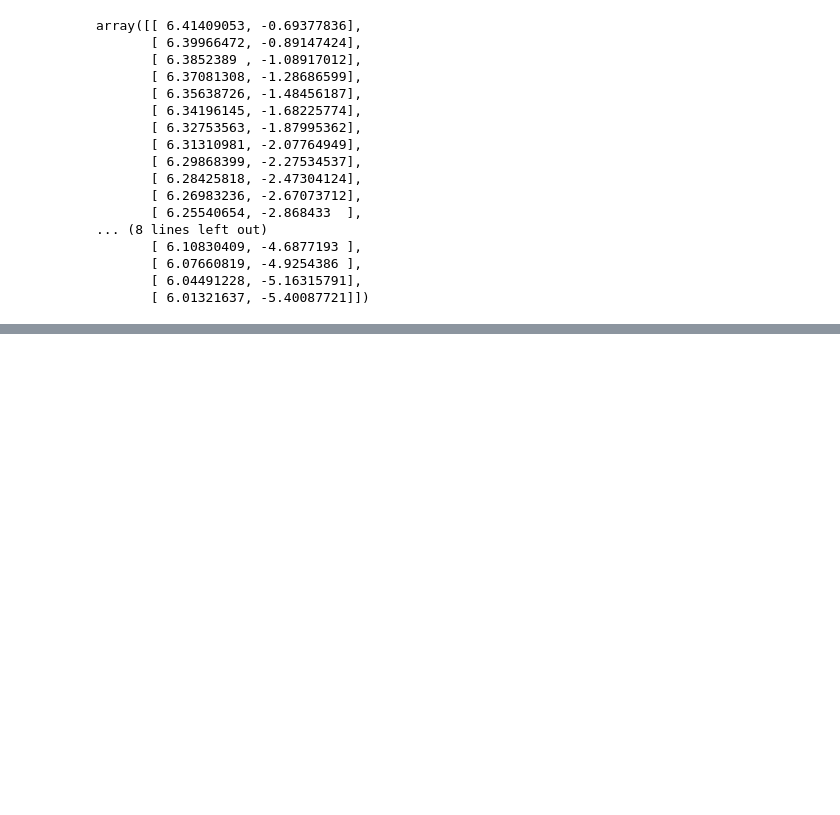
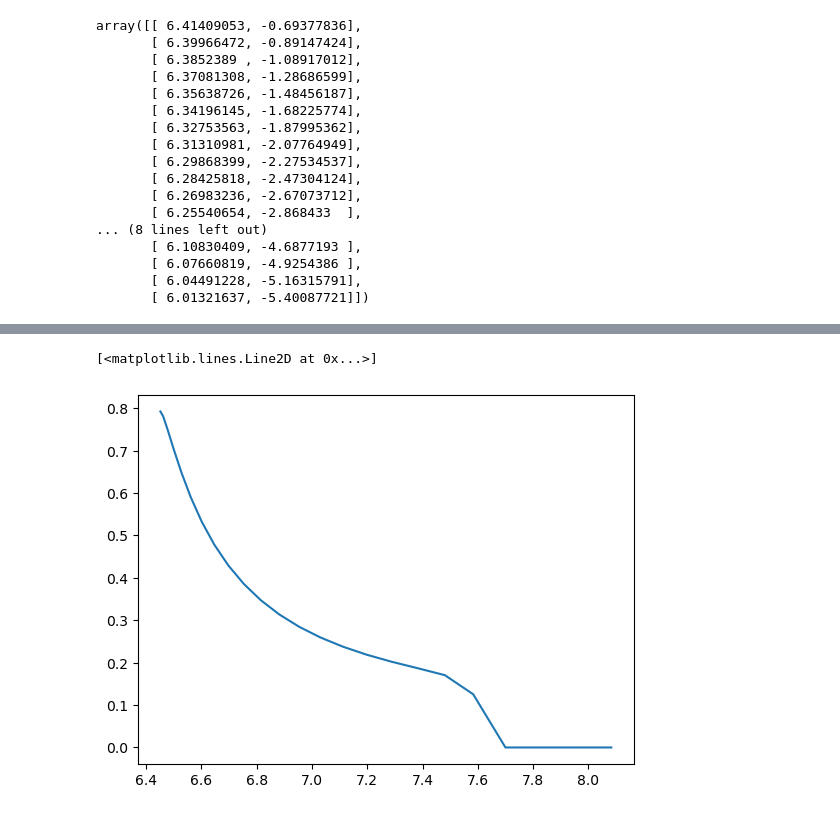
Before and after one commit to Akitzu/pyoculus, a Jupyter notebook: examples/toybox_tok.ipynb, the cells around one changed output, grey strips where cells are left out. Saved outputs shown, nothing was run; the diff lists cells and outputs as text; code cells hidden in the pictures; blank space fills up the shorter version.

Commit message:
some example import corrections

```diff
--- a/examples/toybox_tok.ipynb
+++ b/examples/toybox_tok.ipynb
@@ -76,0 +109,6 @@ pplot.compute_iota()
+# %%
+import matplotlib.pyplot as plt
+plt.plot(np.linalg.norm(pplot.xs, axis=1), pplot.iota)
+# %% [output]
+[<matplotlib.lines.Line2D at 0x...>]
+[figure, added]
```
Also changed, not shown: parts of 15 cells of this notebook, 2 other files.
